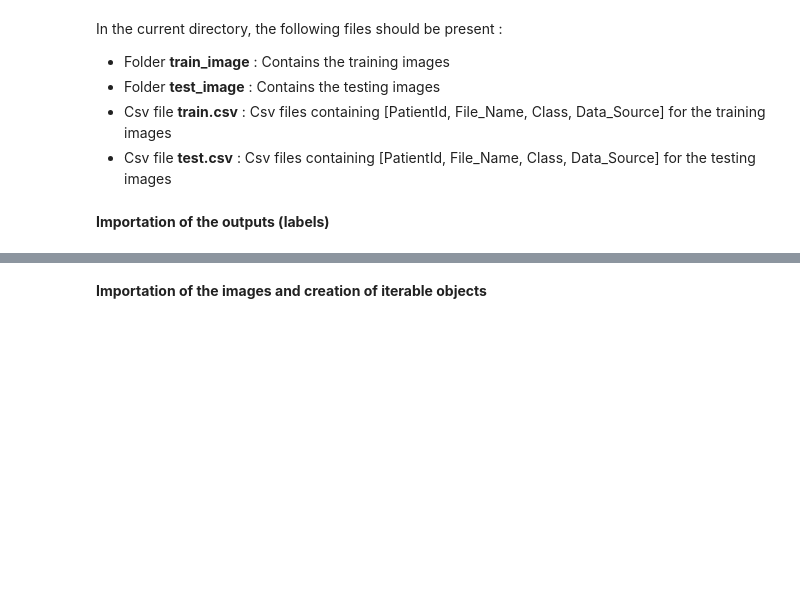
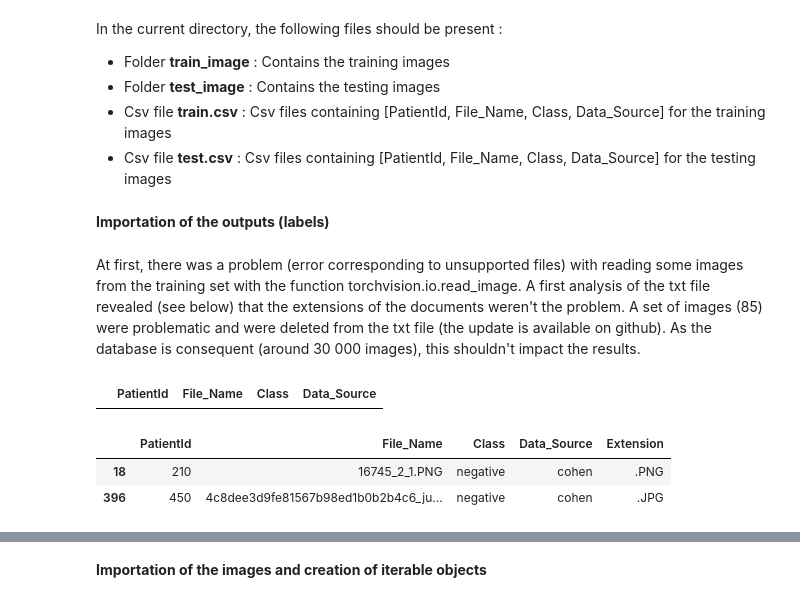
Before and after one commit to alexiaMallet/Team23_Project_CS491, a Jupyter notebook: [Team23]_Project_CS491.ipynb, the cells around one changed output, grey strips where cells are left out. Saved outputs shown, nothing was run; the diff lists cells and outputs as text; code cells hidden in the pictures; blank space fills up the shorter version.

```diff
--- a/[Team23]_Project_CS491.ipynb
+++ b/[Team23]_Project_CS491.ipynb
@@ -112,3 +112,25 @@ In the current directory, the following files should be present : <br>
 - Csv file __test.csv__ : Csv files containing [PatientId, File_Name, Class, Data_Source] for the testing images
 # %% [markdown]
 __Importation of the outputs (labels)__
+# %% [markdown]
+At first, there was a problem (error corresponding to unsupported files) with reading some images from the training set with the function torchvision.io.read_image. A first analysis of the txt file revealed (see below) that the extensions of the documents weren't the problem. A set of images (85) were problematic and were deleted from the txt file (the update is available on github). As the database is consequent (around 30 000 images), this shouldn't impact the results.
+# %%
+path_train = 'C:/Users/Alexia85/Documents/KAIST/Cours/CS491/Project/archive/train_V1.txt'
+train_labels = pd.read_csv(path_train, sep=" ", header=None)
+train_labels.columns=['PatientId', 'File_Name', 'Class', 'Data_Source']
+# %%
+train_labels[train_labels.isnull().any(axis=1)]
+# %% [output]
+|  | PatientId | File_Name | Class | Data_Source |
+# %%
+train_labels_test = train_labels
+train_labels_test['Extension'] = train_labels_test['File_Name'].str[-4:]
+# %%
+train_labels_test = train_labels_test[(train_labels_test['Extension']!='.png') & (train_labels_test['Extension']!='.jpg')
+                                     & (train_labels_test['Extension']!='jpeg')]
+# %%
+train_labels_test # No other extension than png and jpeg.
+# %% [output]
+|  | PatientId | File_Name | Class | Data_Source | Extension |
+| 18 | 210 | 16745_2_1.PNG | negative | cohen | .PNG |
+| 396 | 450 | 4c8dee3d9fe81567b98ed1b0b2b4c6_ju... | negative | cohen | .JPG |
```
Also changed, not shown: parts of 22 cells of this notebook.
